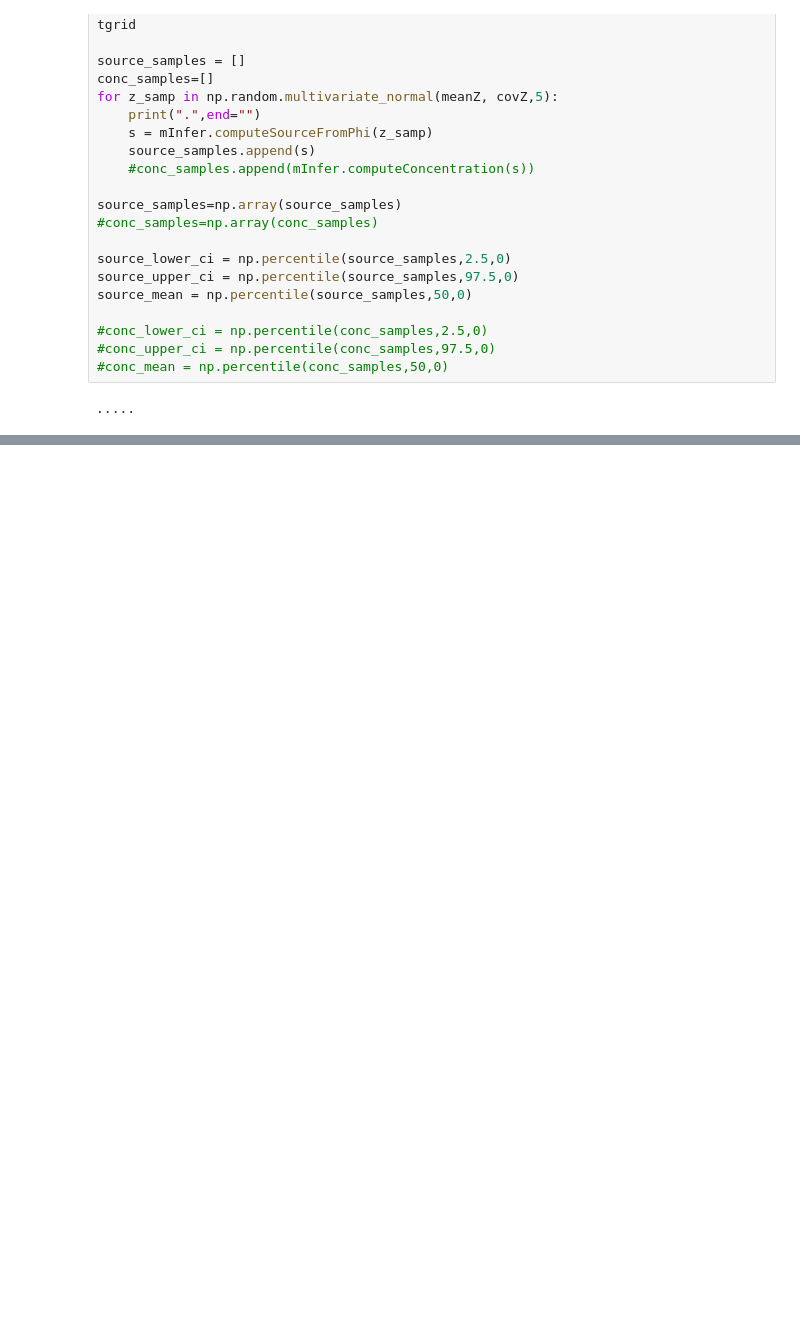
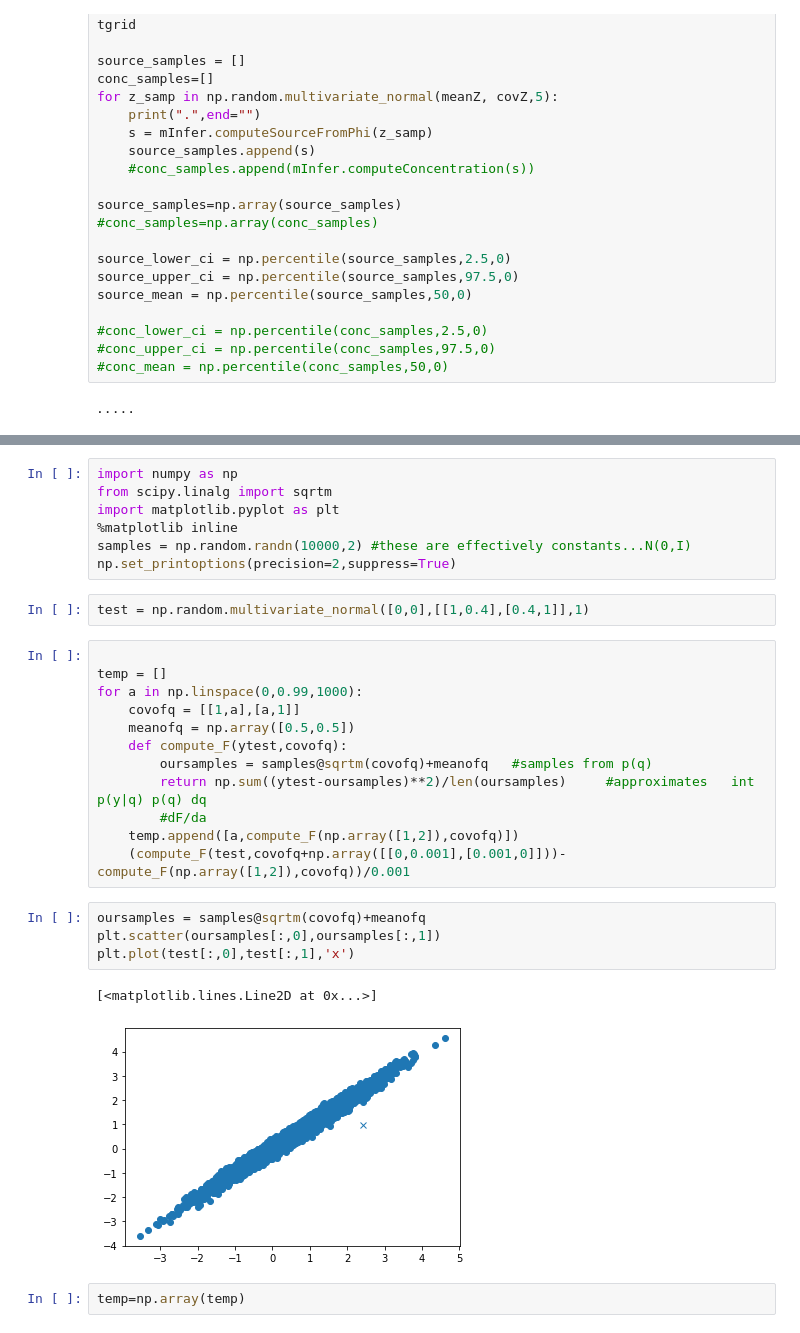
Before and after one commit to SheffieldML/advectionGPdatasets, a Jupyter notebook: juypter/ToyWindProblem.ipynb, the cells around one changed output, grey strips where cells are left out. Cells and saved outputs as stored; diff of their text form; blank space fills up the shorter version.

```diff
--- a/juypter/ToyWindProblem.ipynb
+++ b/juypter/ToyWindProblem.ipynb
@@ -191,0 +292,30 @@ array([ 4,  8, 12])
+# %%
+import numpy as np
+from scipy.linalg import sqrtm
+import matplotlib.pyplot as plt
+%matplotlib inline
+samples = np.random.randn(10000,2) #these are effectively constants...N(0,I)
+np.set_printoptions(precision=2,suppress=True)
+# %%
+test = np.random.multivariate_normal([0,0],[[1,0.4],[0.4,1]],1)
+# %%
+
+temp = []
+for a in np.linspace(0,0.99,1000):
+    covofq = [[1,a],[a,1]]
+    meanofq = np.array([0.5,0.5])
+    def compute_F(ytest,covofq):
+        oursamples = samples@sqrtm(covofq)+meanofq   #samples from p(q)
+        return np.sum((ytest-oursamples)**2)/len(oursamples)     #approximates   int p(y|q) p(q) dq
+        #dF/da
+    temp.append([a,compute_F(np.array([1,2]),covofq)])
+    (compute_F(test,covofq+np.array([[0,0.001],[0.001,0]]))-compute_F(np.array([1,2]),covofq))/0.001
+# %%
+oursamples = samples@sqrtm(covofq)+meanofq
+plt.scatter(oursamples[:,0],oursamples[:,1])
+plt.plot(test[:,0],test[:,1],'x')
+# %% [output]
+[<matplotlib.lines.Line2D at 0x...>]
+[figure, added]
+# %%
+temp=np.array(temp)
```
Also changed, not shown: parts of 30 cells of this notebook.
